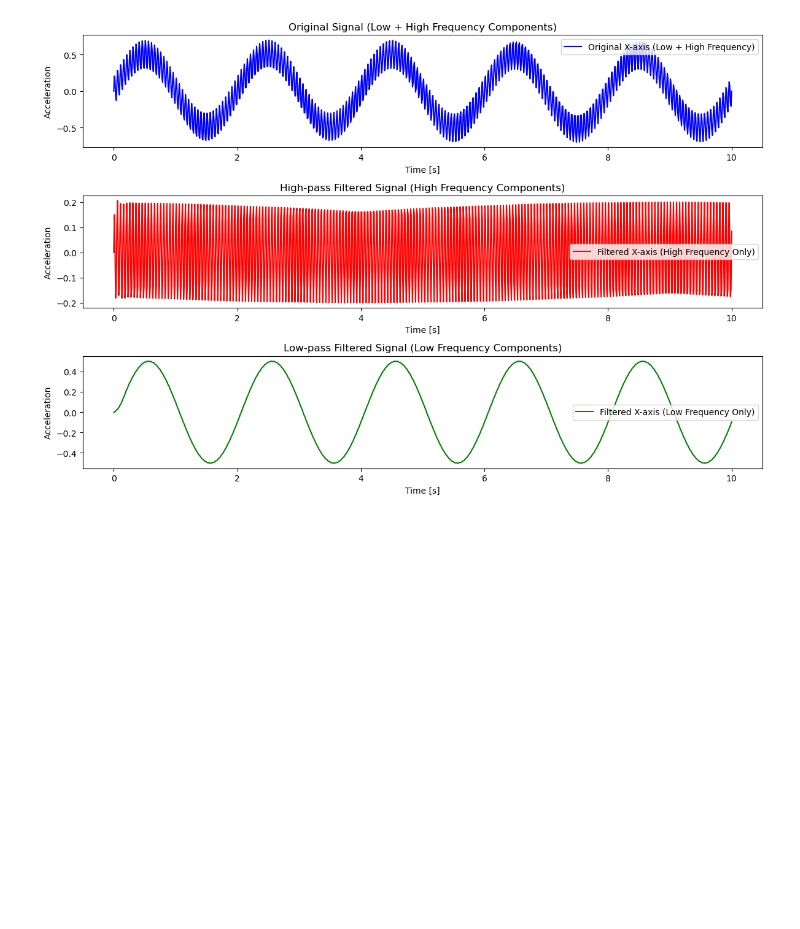
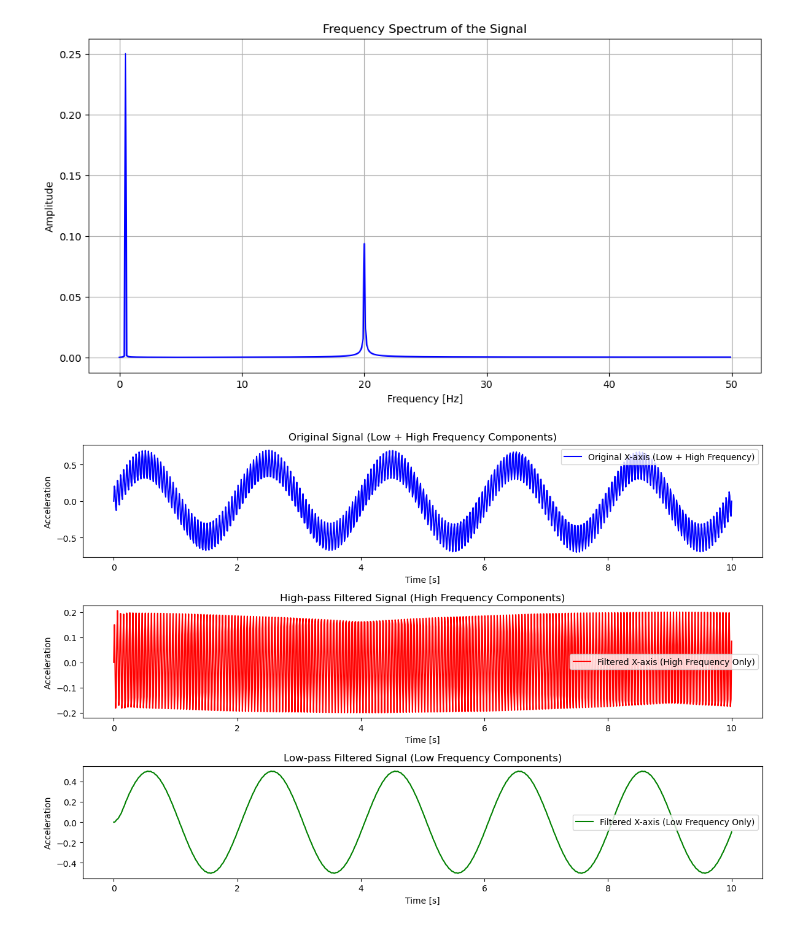
Before and after one commit to manman4/lang, a Jupyter notebook: python/scipy/hi_low.ipynb, the cells around one changed output. Cells and saved outputs as stored; diff of their text form; code cells hidden in the pictures; blank space fills up the shorter version.

```diff
--- a/python/scipy/hi_low.ipynb
+++ b/python/scipy/hi_low.ipynb
@@ -1,8 +5,4 @@
 # %%
-import numpy as np
-from scipy.signal import butter, lfilter
-import matplotlib.pyplot as plt
-
 # ハイパスフィルタを定義する関数
 def butter_highpass(cutoff, fs, order=5):
     nyq = 0.5 * fs  # ナイキスト周波数
@@ -34,6 +34,26 @@ t = np.linspace(0, 10, 1000)  # 10秒間のデータ（サンプリングレー
 low_freq_component = 0.5 * np.sin(0.5 * 2 * np.pi * t)  # 低周波成分 (0.5Hz)
 high_freq_component = 0.2 * np.sin(20 * 2 * np.pi * t)  # 高周波成分 (20Hz)
 acc_x = low_freq_component + high_freq_component  # 低周波+高周波の加速度データ (X軸)
+
+
+# FFTを実行
+fs = 100  # サンプリング周波数 (Hz)
+n = len(acc_x)  # サンプル数
+f = np.fft.fftfreq(n, 1/fs)  # 周波数軸
+signal_fft = np.fft.fft(acc_x)  # FFT変換
+
+# 振幅スペクトルを計算
+amplitude_spectrum = np.abs(signal_fft) / n
+
+# 周波数分布をプロット（正の周波数成分のみ表示）
+plt.figure(figsize=(12, 6))
+plt.plot(f[:n // 2], amplitude_spectrum[:n // 2], color='blue')  # 正の周波数成分のみ表示
+plt.title('Frequency Spectrum of the Signal')
+plt.xlabel('Frequency [Hz]')
+plt.ylabel('Amplitude')
+plt.grid(True)
+plt.show()
+
 
 # フィルタパラメータ
 cutoff = 5.0  # カットオフ周波数 (Hz)
@@ -47,34 +67,35 @@ filtered_acc_x_lowpass = lowpass_filter(acc_x, cutoff, fs, order)
 # 結果をプロットして表示
 plt.figure(figsize=(12, 8))
 
 # 元の信号
 plt.subplot(3, 1, 1)
 plt.plot(t, acc_x, label='Original X-axis (Low + High Frequency)', color='blue')
 plt.title('Original Signal (Low + High Frequency Components)')
 plt.xlabel('Time [s]')
 plt.ylabel('Acceleration')
 plt.legend()
 
 # ハイパスフィルタを適用した信号
 plt.subplot(3, 1, 2)
 plt.plot(t, filtered_acc_x_highpass, label='Filtered X-axis (High Frequency Only)', color='red')
 plt.title('High-pass Filtered Signal (High Frequency Components)')
 plt.xlabel('Time [s]')
 plt.ylabel('Acceleration')
 plt.legend()
 
 # ローパスフィルタを適用した信号
 plt.subplot(3, 1, 3)
 plt.plot(t, filtered_acc_x_lowpass, label='Filtered X-axis (Low Frequency Only)', color='green')
 plt.title('Low-pass Filtered Signal (Low Frequency Components)')
 plt.xlabel('Time [s]')
 plt.ylabel('Acceleration')
 plt.legend()
 
 plt.tight_layout()
 plt.show()
 # %% [output]
-[figure, old version]
+[figure, new version]
+[figure, added]
 # %%
 import numpy as np
 from scipy.signal import butter, lfilter
```
Also changed, not shown: parts of 2 cells of this notebook.
